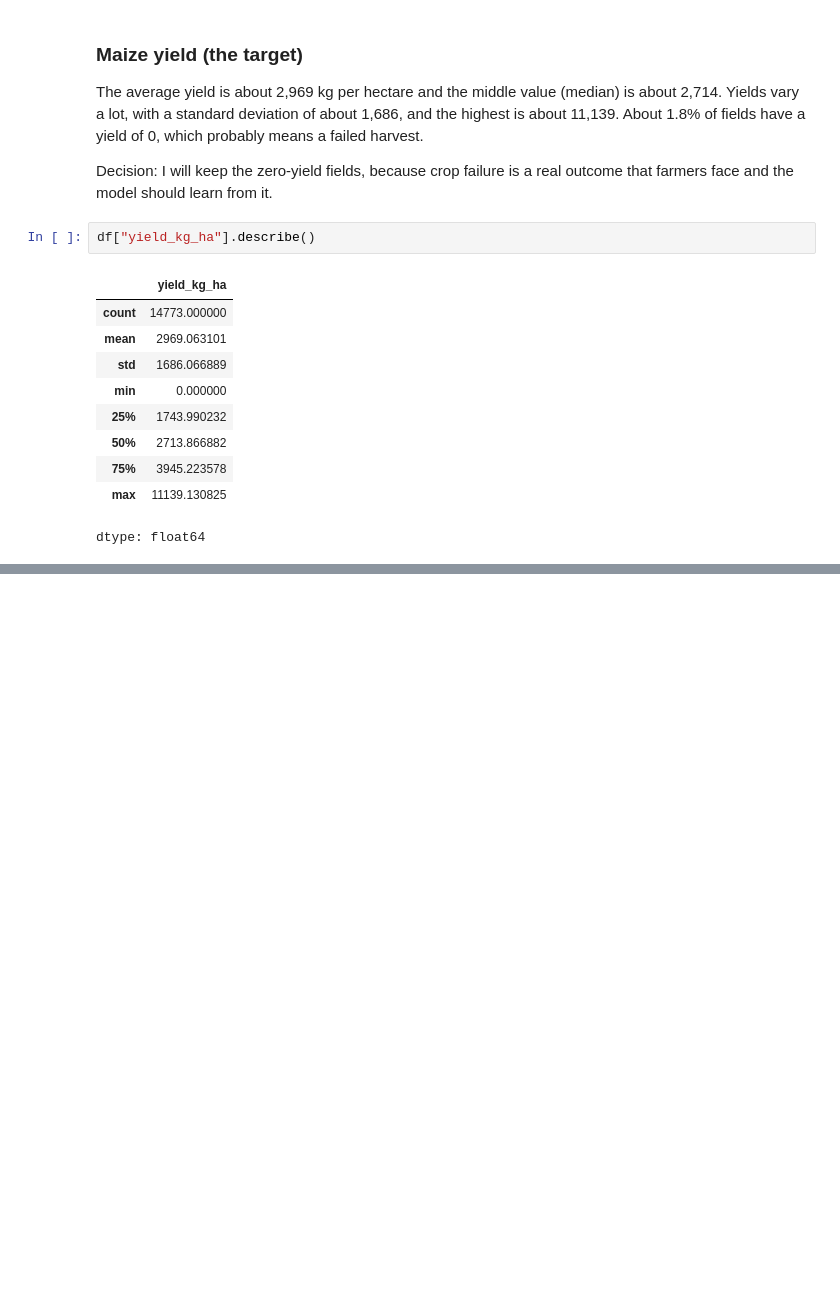
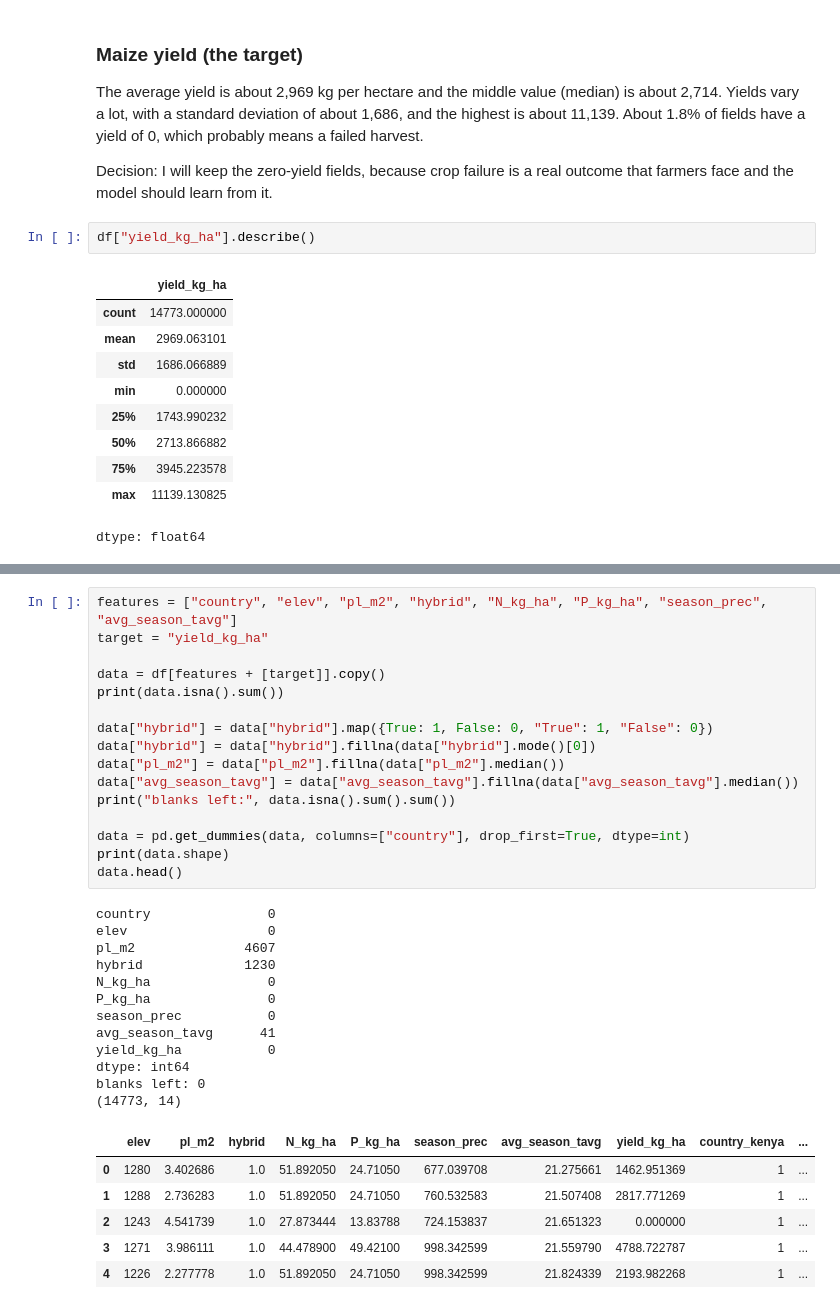
Before and after one commit to Ladecodes1/linear_regression_model, a Jupyter notebook: summative/linear_regression/multivariate.ipynb, the cells around one changed output, grey strips where cells are left out. Drawn from its saved outputs; the diff is of its cells as text; blank space fills up the shorter version.

Commit message:
Select features, fill missing values, encode country

```diff
--- a/summative/linear_regression/multivariate.ipynb
+++ b/summative/linear_regression/multivariate.ipynb
@@ -72,0 +84,35 @@ dtype: float64
+# %%
+features = ["country", "elev", "pl_m2", "hybrid", "N_kg_ha", "P_kg_ha", "season_prec", "avg_season_tavg"]
+target = "yield_kg_ha"
+
+data = df[features + [target]].copy()
+print(data.isna().sum())
+
+data["hybrid"] = data["hybrid"].map({True: 1, False: 0, "True": 1, "False": 0})
+data["hybrid"] = data["hybrid"].fillna(data["hybrid"].mode()[0])
+data["pl_m2"] = data["pl_m2"].fillna(data["pl_m2"].median())
+data["avg_season_tavg"] = data["avg_season_tavg"].fillna(data["avg_season_tavg"].median())
+print("blanks left:", data.isna().sum().sum())
+
+data = pd.get_dummies(data, columns=["country"], drop_first=True, dtype=int)
+print(data.shape)
+data.head()
+# %% [output]
+country               0
+elev                  0
+pl_m2              4607
+hybrid             1230
+N_kg_ha               0
+P_kg_ha               0
+season_prec           0
+avg_season_tavg      41
+yield_kg_ha           0
+dtype: int64
+blanks left: 0
+(14773, 14)
+|  | elev | pl_m2 | hybrid | N_kg_ha | P_kg_ha | season_prec | avg_season_tavg | yield_kg_ha | country_kenya | ... |
+| 0 | 1280 | 3.402686 | 1.0 | 51.892050 | 24.71050 | 677.039708 | 21.275661 | 1462.951369 | 1 | ... |
+| 1 | 1288 | 2.736283 | 1.0 | 51.892050 | 24.71050 | 760.532583 | 21.507408 | 2817.771269 | 1 | ... |
+| 2 | 1243 | 4.541739 | 1.0 | 27.873444 | 13.83788 | 724.153837 | 21.651323 | 0.000000 | 1 | ... |
+| 3 | 1271 | 3.986111 | 1.0 | 44.478900 | 49.42100 | 998.342599 | 21.559790 | 4788.722787 | 1 | ... |
+| 4 | 1226 | 2.277778 | 1.0 | 51.892050 | 24.71050 | 998.342599 | 21.824339 | 2193.982268 | 1 | ... |
```
Also changed, not shown: parts of 2 cells of this notebook.
